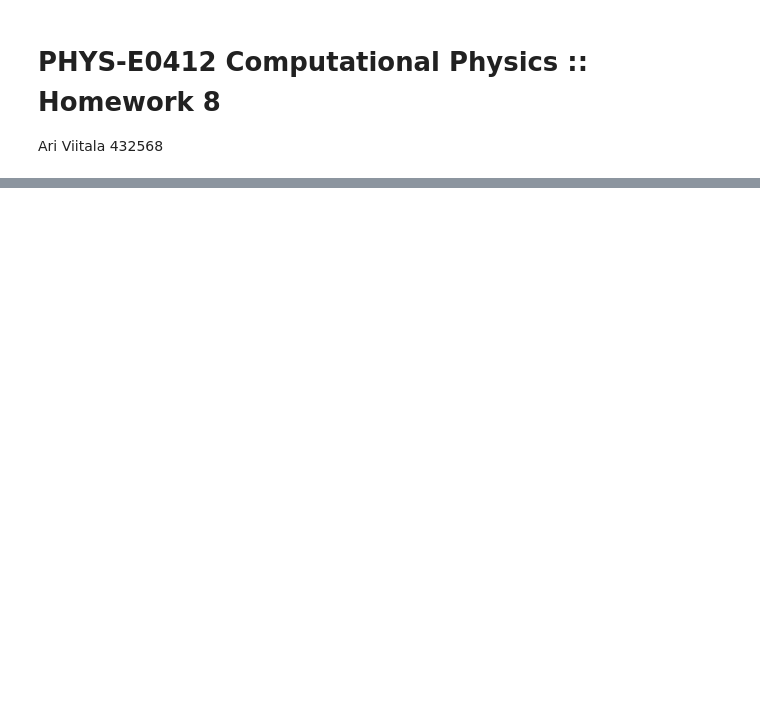
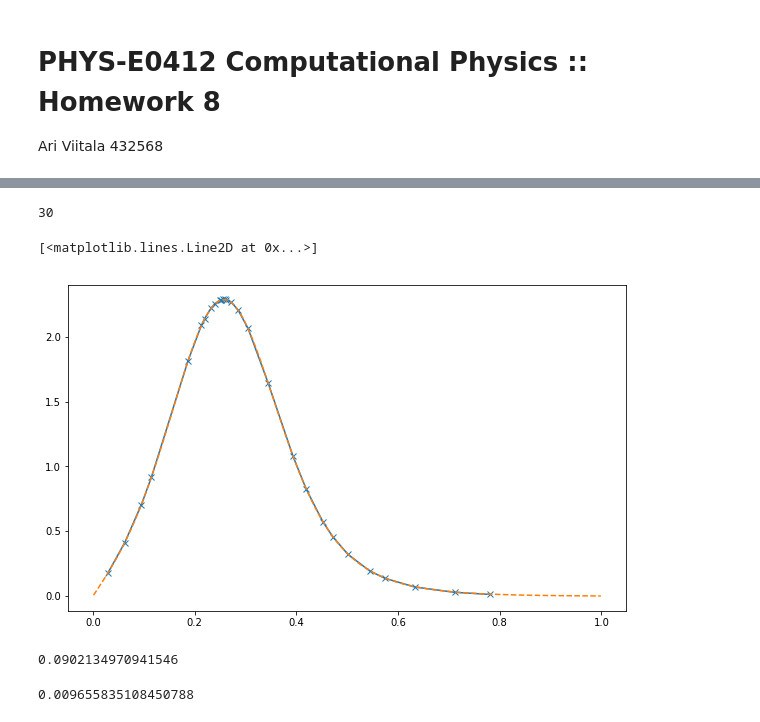
Before and after one commit to ari-viitala/CompPhys, a Jupyter notebook: Viikko8/Viikko8.ipynb, the cells around one changed output, grey strips where cells are left out. Cells and saved outputs as stored; diff of their text form; code cells hidden in the pictures; blank space fills up the shorter version.

```diff
--- a/Viikko8/Viikko8.ipynb
+++ b/Viikko8/Viikko8.ipynb
@@ -219,0 +133,29 @@ V[:3, :3],MV[:3, :3            ]
+# %%
+#pixel values
+manual_x = [0,9,19,29,35,57,65,67,71,73,76,77,78,79,80,83,87,93,105,120,128,138,144,153,166,175,193,217,238,305]
+#scaling to interval [0, 1]
+manual_x = np.array(manual_x) / manual_x[-1]
+# %%
+len(manual_x)
+# %% [output]
+30
+# %%
+l2, v2 = d1_schrodde(manual_x)
+# %%
+plt.figure(0, (10, 6))
+plt.plot(manual_x[1:-1], v2[:, 0], marker = "x")
+plt.plot(x[1:-1], v[:,0], linestyle = "--")
+# %% [output]
+[<matplotlib.lines.Line2D at 0x...>]
+[figure, added]
+# %%
+l2[0] - l[0]
+# %% [output]
+0.0902134970941546
+# %%
+interp = interpolate.interp1d(x, [0] + list(v[:, 0]) + [1])
+interpolated = interp(manual_x)
+
+np.linalg.norm(np.array(np.array([0] + list(v2[:,0]) + [1]) - interpolated))
+# %% [output]
+0.009655835108450788
```
Also changed, not shown: parts of 39 cells of this notebook, 5 other files.
